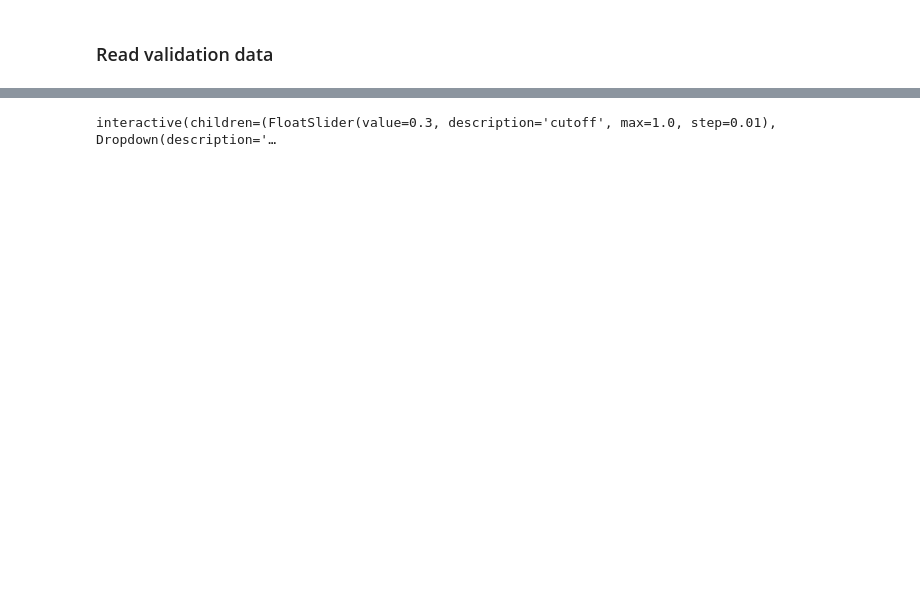
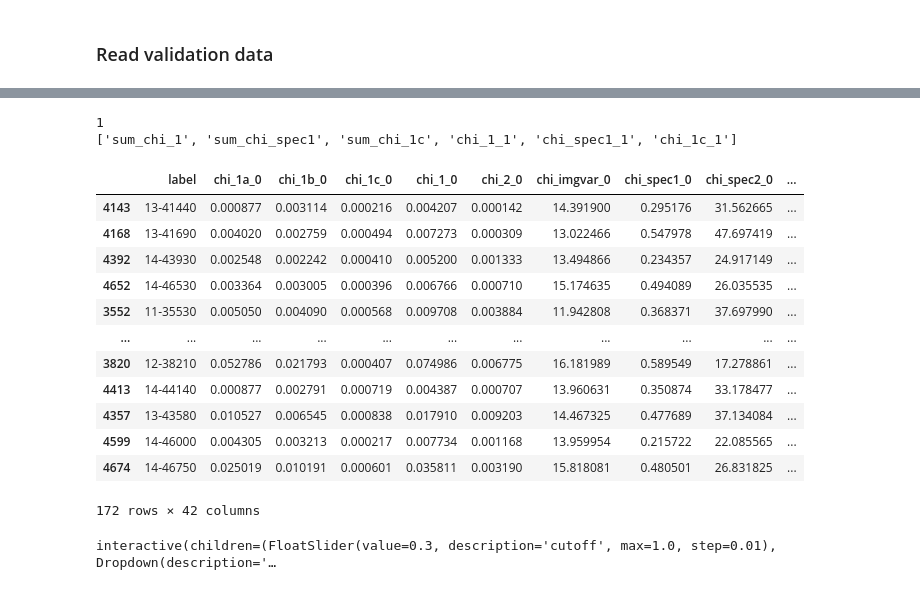
Before and after one commit to vmos1/cosmogan_pytorch, a Jupyter notebook: code/3_cond_GAN/2_cgan_analysis/1_cgan_analyze-results.ipynb, the cells around one changed output, grey strips where cells are left out. Drawn from its saved outputs; the diff is of its cells as text; code cells hidden in the pictures; blank space fills up the shorter version.

```diff
--- a/code/3_cond_GAN/2_cgan_analysis/1_cgan_analyze-results.ipynb
+++ b/code/3_cond_GAN/2_cgan_analysis/1_cgan_analyze-results.ipynb
@@ -260,7 +278,7 @@ Index(['epoch', 'step', 'img_type', 'fname_0', 'chi_1a_0', 'chi_1b_0',
        'sum_chi_1c'],
       dtype='object')
 # %%
-def f_slice_merged_df(df,cutoff=0.2,sort_col='chi_1',col_mode='all',label='all',labels_lst=[0,1,2],head=10,epoch_range=[0,None],use_sum=True,display_flag=False):
+def f_slice_merged_df(df,cutoff=0.2,sort_col='chi_1',col_mode='all',label='all',params_lst=[0,1,2],head=10,epoch_range=[0,None],use_sum=True,display_flag=False):
     ''' View dataframe after slicing
     '''
 
@@ -269,38 +287,56 @@ def f_slice_merged_df(df,cutoff=0.2,sort_col='chi_1',col_mode='all',label='all',
 
     ######### Apply cutoff to keep reasonable chi1 and chispec1
     #### Add chi-square columns to use
     chi_cols=[]
     if use_sum: ## Add sum chi-square columns
         for j in ['chi_1','chi_spec1','chi_1c']: chi_cols.append('sum_'+j)
 
     if label=='all': ### Add chi-squares for all labels
         for j in ['chi_1','chi_spec1','chi_1c']:
-            for i in labels_lst: chi_cols.append(j+'_'+str(i))
+            for idx,i in enumerate(params_lst): chi_cols.append(j+'_'+str(idx))
     else: ## Add chi-square for specific label
-        assert label in labels_lst, "label %s is not in %s"%(label,labels_lst)
-        for j in ['chi_1','chi_spec1','chi_1c']: chi_cols.append(j+'_'+str(label))
-#     print(chi_cols)
+        assert label in params_lst, "label %s is not in %s"%(label,params_lst)
+        label_idx=params_lst.index(label)
+        print(label_idx)
+        for j in ['chi_1','chi_spec1','chi_1c']: chi_cols.append(j+'_'+str(label_idx))
+    print(chi_cols)
     q_dict=dict(df_merged.quantile(q=cutoff,axis=0)[chi_cols])
     # print(q_dict)
     strg=['%s < %s'%(key,q_dict[key]) for key in chi_cols ]
     query=" & ".join(strg)
     # print(query)
     df=df.query(query)
 
     # Sort dataframe
     df1=df[df.epoch>0].sort_values(by=sort_col)
     chis=[i for i in df_merged.columns if 'chi' in i]
     col_list=['label']+chis+['epoch','step']
     if (col_mode=='short'):
         col_list=['label']+[i for i in df_merged.columns if i.startswith('sum')]
         col_list=['label']+chi_cols
     df2=df1.head(head)[col_list]
 
     if display_flag: display(df2) # Display df
 
     return df2
 
-# f_slice_merged_df(df_merged,cutoff=0.3,sort_col='sum_chi_1',label=-1,use_sum=True,head=2000,display_flag=False,epoch_range=[7,None])
+f_slice_merged_df(df_merged,cutoff=0.3,sort_col='sum_chi_1',label=0.65,params_lst=[0.5,0.65,0.8,1.1],use_sum=True,head=2000,display_flag=False,epoch_range=[7,None])
+# %% [output]
+1
+['sum_chi_1', 'sum_chi_spec1', 'sum_chi_1c', 'chi_1_1', 'chi_spec1_1', 'chi_1c_1']
+|  | label | chi_1a_0 | chi_1b_0 | chi_1c_0 | chi_1_0 | chi_2_0 | chi_imgvar_0 | chi_spec1_0 | chi_spec2_0 | ... |
+| 4143 | 13-41440 | 0.000877 | 0.003114 | 0.000216 | 0.004207 | 0.000142 | 14.391900 | 0.295176 | 31.562665 | ... |
+| 4168 | 13-41690 | 0.004020 | 0.002759 | 0.000494 | 0.007273 | 0.000309 | 13.022466 | 0.547978 | 47.697419 | ... |
+| 4392 | 14-43930 | 0.002548 | 0.002242 | 0.000410 | 0.005200 | 0.001333 | 13.494866 | 0.234357 | 24.917149 | ... |
+| 4652 | 14-46530 | 0.003364 | 0.003005 | 0.000396 | 0.006766 | 0.000710 | 15.174635 | 0.494089 | 26.035535 | ... |
+| 3552 | 11-35530 | 0.005050 | 0.004090 | 0.000568 | 0.009708 | 0.003884 | 11.942808 | 0.368371 | 37.697990 | ... |
+| ... | ... | ... | ... | ... | ... | ... | ... | ... | ... | ... |
+| 3820 | 12-38210 | 0.052786 | 0.021793 | 0.000407 | 0.074986 | 0.006775 | 16.181989 | 0.589549 | 17.278861 | ... |
+| 4413 | 14-44140 | 0.000877 | 0.002791 | 0.000719 | 0.004387 | 0.000707 | 13.960631 | 0.350874 | 33.178477 | ... |
+| 4357 | 13-43580 | 0.010527 | 0.006545 | 0.000838 | 0.017910 | 0.009203 | 14.467325 | 0.477689 | 37.134084 | ... |
+| 4599 | 14-46000 | 0.004305 | 0.003213 | 0.000217 | 0.007734 | 0.001168 | 13.959954 | 0.215722 | 22.085565 | ... |
+| 4674 | 14-46750 | 0.025019 | 0.010191 | 0.000601 | 0.035811 | 0.003190 | 15.818081 | 0.480501 | 26.831825 | ... |
+172 rows × 42 columns
 # %%
 cols_to_sort=np.unique([i for i in df_merged.columns for j in ['chi_1_','chi_spec1_'] if ((i.startswith(j)) or (i.startswith('sum')))])
 
```
Also changed, not shown: parts of 18 cells of this notebook, 22 other files.
